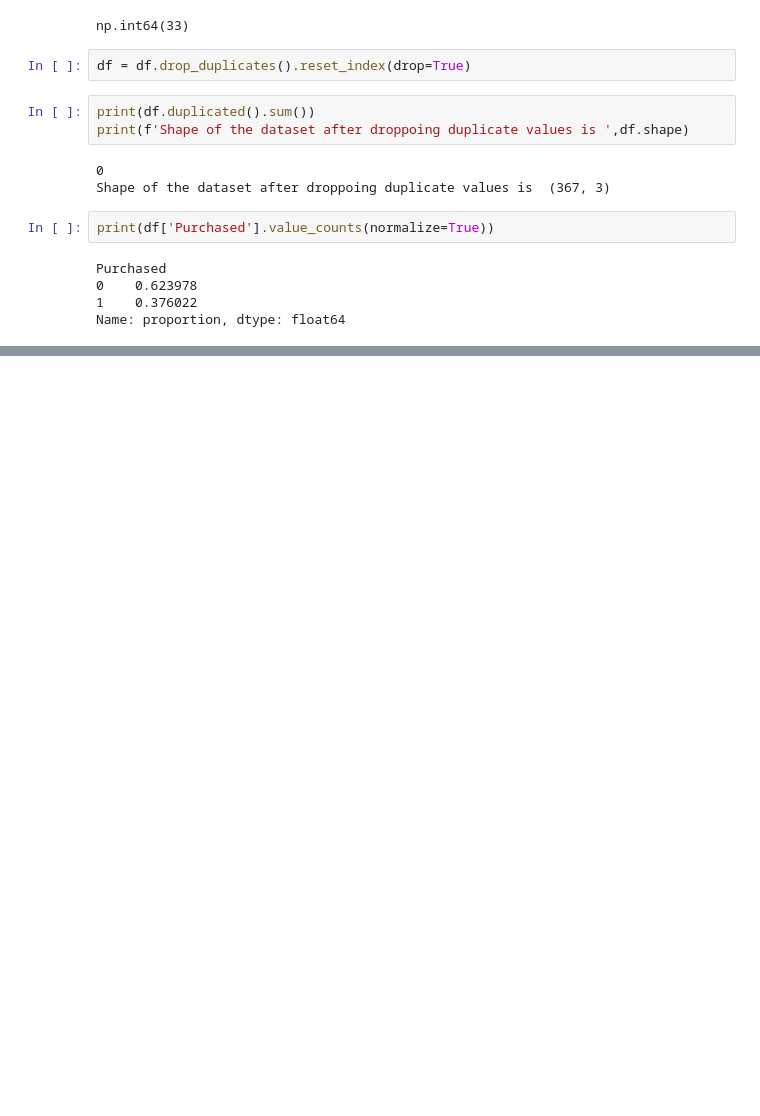
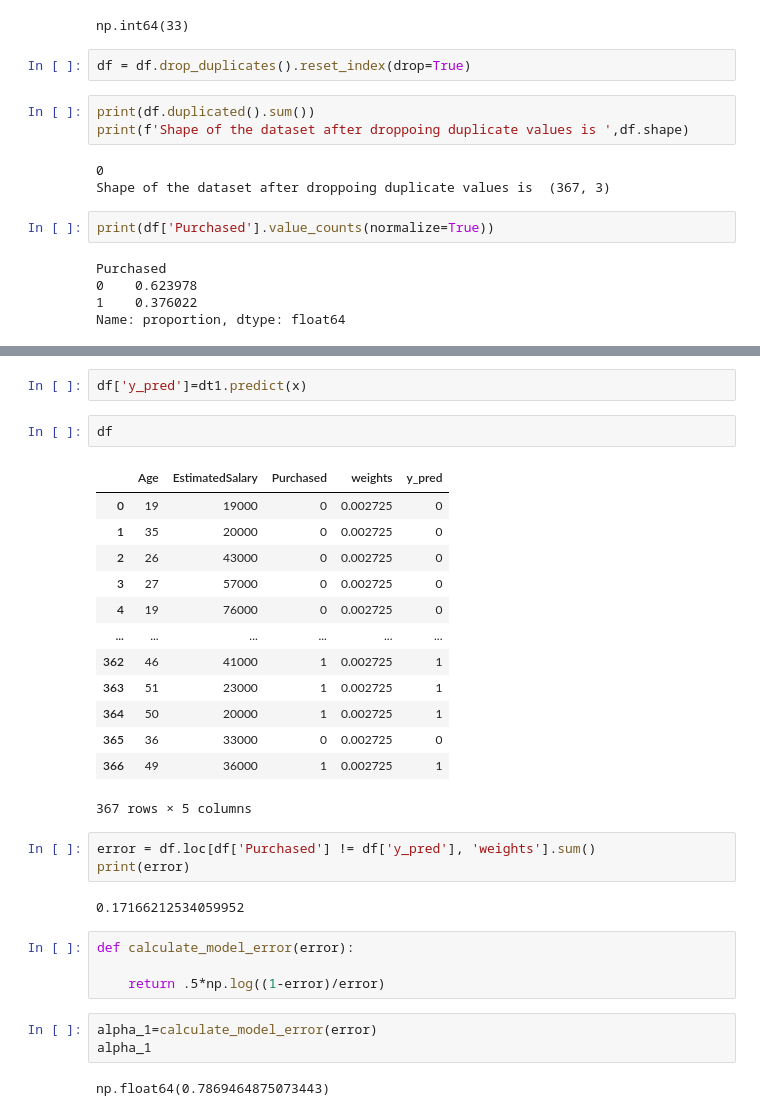
Before and after one commit to mdtahmedulhassan/AdaBoost-From-Scratch-On-Social-Network-Ads-Dataset, a Jupyter notebook: Adaboost_From_Sratch.ipynb, the cells around one changed output, grey strips where cells are left out. Drawn from its saved outputs; the diff is of its cells as text; blank space fills up the shorter version.

```diff
--- a/Adaboost_From_Sratch.ipynb
+++ b/Adaboost_From_Sratch.ipynb
@@ -70,0 +105,32 @@ plt.show()
+# %%
+df['y_pred']=dt1.predict(x)
+# %%
+df
+# %% [output]
+|  | Age | EstimatedSalary | Purchased | weights | y_pred |
+| 0 | 19 | 19000 | 0 | 0.002725 | 0 |
+| 1 | 35 | 20000 | 0 | 0.002725 | 0 |
+| 2 | 26 | 43000 | 0 | 0.002725 | 0 |
+| 3 | 27 | 57000 | 0 | 0.002725 | 0 |
+| 4 | 19 | 76000 | 0 | 0.002725 | 0 |
+| ... | ... | ... | ... | ... | ... |
+| 362 | 46 | 41000 | 1 | 0.002725 | 1 |
+| 363 | 51 | 23000 | 1 | 0.002725 | 1 |
+| 364 | 50 | 20000 | 1 | 0.002725 | 1 |
+| 365 | 36 | 33000 | 0 | 0.002725 | 0 |
+| 366 | 49 | 36000 | 1 | 0.002725 | 1 |
+367 rows × 5 columns
+# %%
+error = df.loc[df['Purchased'] != df['y_pred'], 'weights'].sum()
+print(error)
+# %% [output]
+0.17166212534059952
+# %%
+def calculate_model_error(error):
+
+    return .5*np.log((1-error)/error)
+# %%
+alpha_1=calculate_model_error(error)
+alpha_1
+# %% [output]
+np.float64(0.7869464875073443)
```
Also changed, not shown: parts of 11 cells of this notebook.
